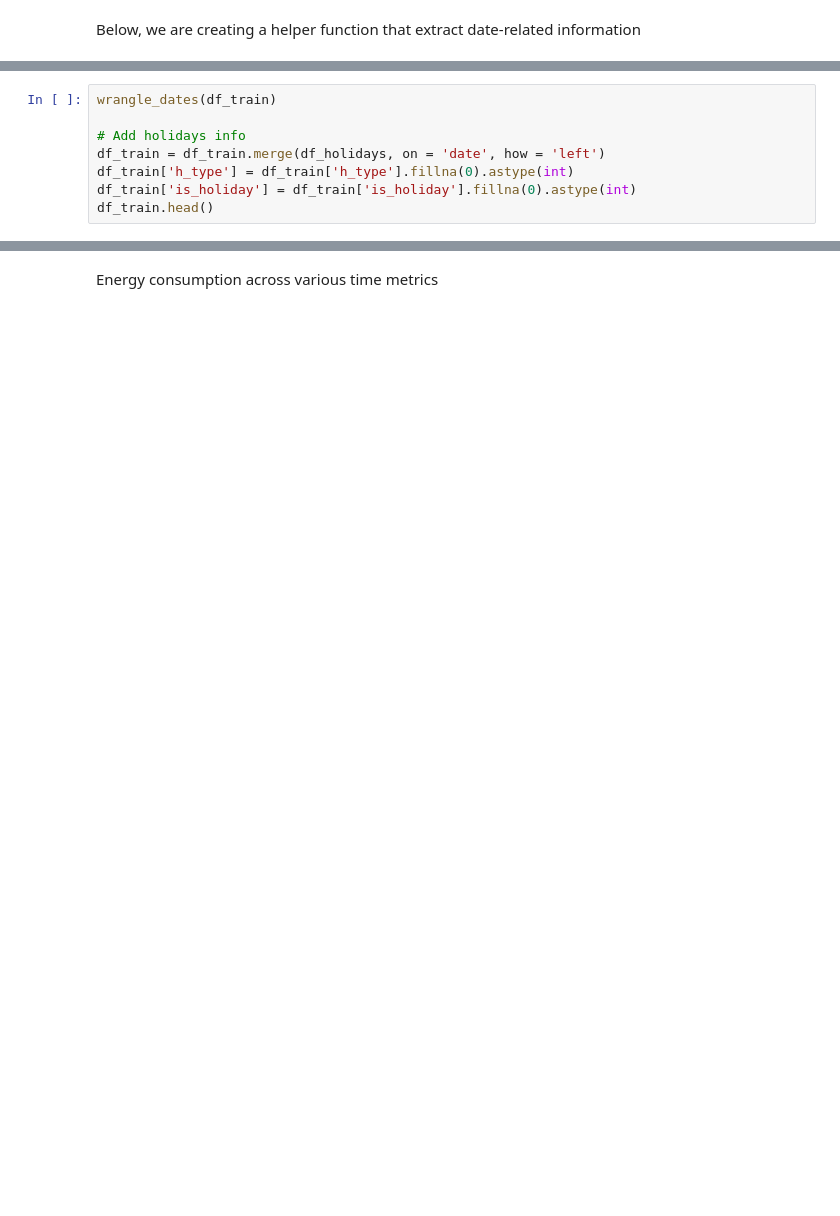
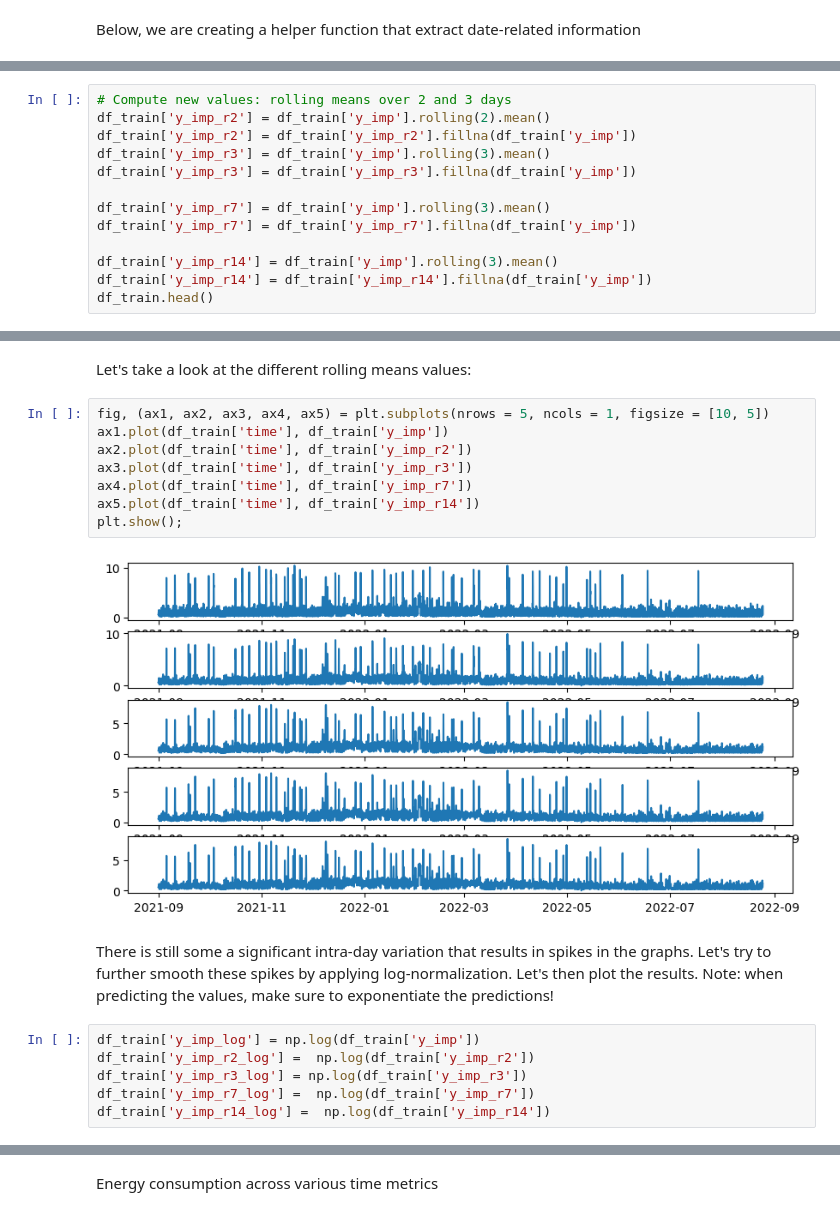
Before and after one commit to qetdr/ML-Electricity-Consumption, a Jupyter notebook: DR_notebook.ipynb, the cells around one changed output, grey strips where cells are left out. Drawn from its saved outputs; the diff is of its cells as text; blank space fills up the shorter version.

```diff
--- a/DR_notebook.ipynb
+++ b/DR_notebook.ipynb
@@ -129,8 +173,0 @@ def wrangle_dates(df):
-# %%
-wrangle_dates(df_train)
-
-# Add holidays info
-df_train = df_train.merge(df_holidays, on = 'date', how = 'left')
-df_train['h_type'] = df_train['h_type'].fillna(0).astype(int)
-df_train['is_holiday'] = df_train['is_holiday'].fillna(0).astype(int)
-df_train.head()
@@ -159,0 +247,13 @@ df_test.head()
+# %%
+# Compute new values: rolling means over 2 and 3 days
+df_train['y_imp_r2'] = df_train['y_imp'].rolling(2).mean()
+df_train['y_imp_r2'] = df_train['y_imp_r2'].fillna(df_train['y_imp'])
+df_train['y_imp_r3'] = df_train['y_imp'].rolling(3).mean()
+df_train['y_imp_r3'] = df_train['y_imp_r3'].fillna(df_train['y_imp'])
+
+df_train['y_imp_r7'] = df_train['y_imp'].rolling(3).mean()
+df_train['y_imp_r7'] = df_train['y_imp_r7'].fillna(df_train['y_imp'])
+
+df_train['y_imp_r14'] = df_train['y_imp'].rolling(3).mean()
+df_train['y_imp_r14'] = df_train['y_imp_r14'].fillna(df_train['y_imp'])
+df_train.head()
@@ -159,0 +268,20 @@ df_test.head()
+# %% [markdown]
+Let's take a look at the different rolling means values:
+# %%
+fig, (ax1, ax2, ax3, ax4, ax5) = plt.subplots(nrows = 5, ncols = 1, figsize = [10, 5])
+ax1.plot(df_train['time'], df_train['y_imp'])
+ax2.plot(df_train['time'], df_train['y_imp_r2'])
+ax3.plot(df_train['time'], df_train['y_imp_r3'])
+ax4.plot(df_train['time'], df_train['y_imp_r7'])
+ax5.plot(df_train['time'], df_train['y_imp_r14'])
+plt.show();
+# %% [output]
+[figure, added]
+# %% [markdown]
+There is still some a significant intra-day variation that results in spikes in the graphs. Let's try to further smooth these spikes by applying log-normalization. Let's then plot the results. Note: when predicting the values, make sure to exponentiate the predictions!
+# %%
+df_train['y_imp_log'] = np.log(df_train['y_imp'])
+df_train['y_imp_r2_log'] =  np.log(df_train['y_imp_r2'])
+df_train['y_imp_r3_log'] = np.log(df_train['y_imp_r3'])
+df_train['y_imp_r7_log'] =  np.log(df_train['y_imp_r7'])
+df_train['y_imp_r14_log'] =  np.log(df_train['y_imp_r14'])
```
Also changed, not shown: parts of 62 cells of this notebook.
